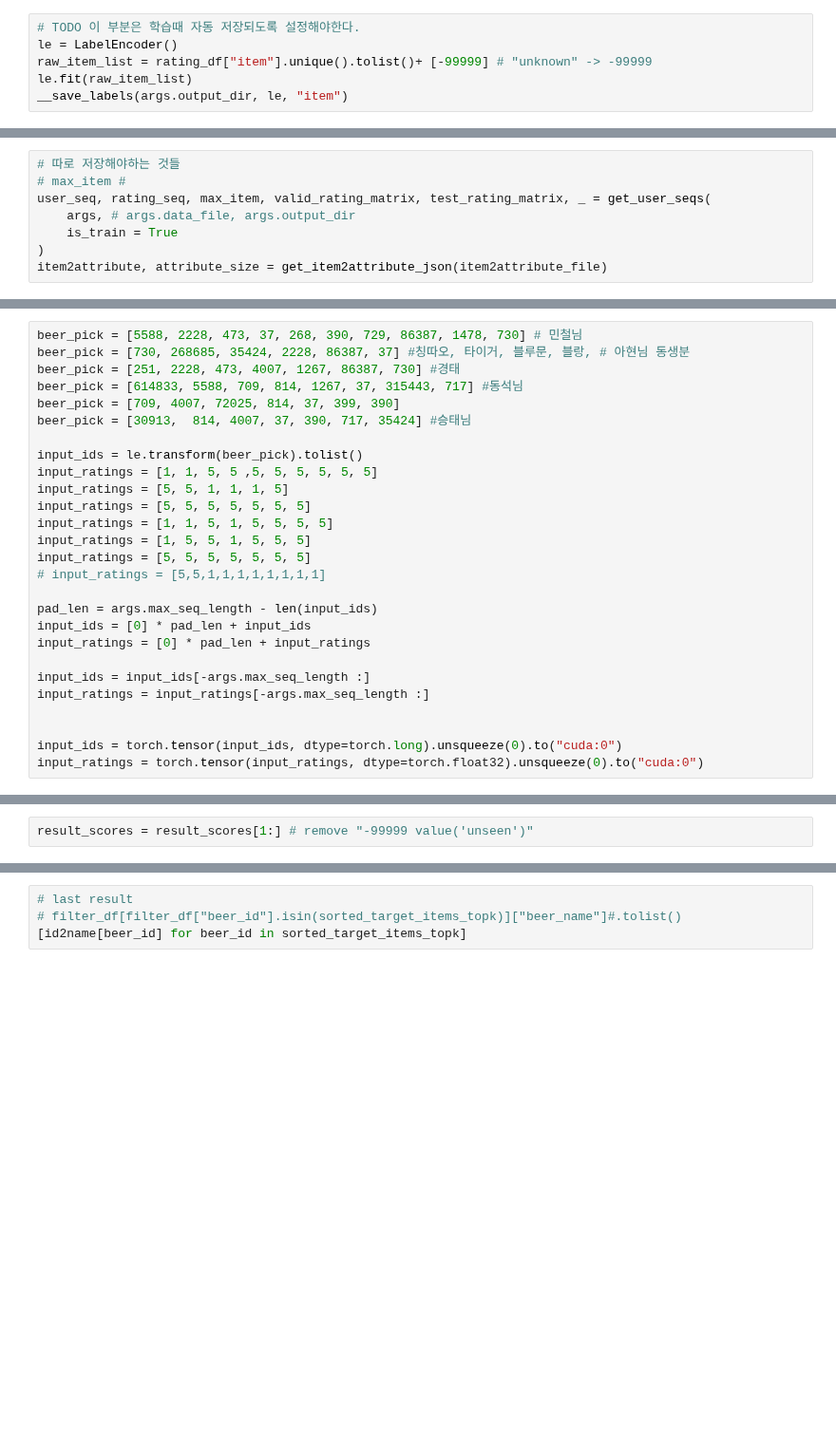
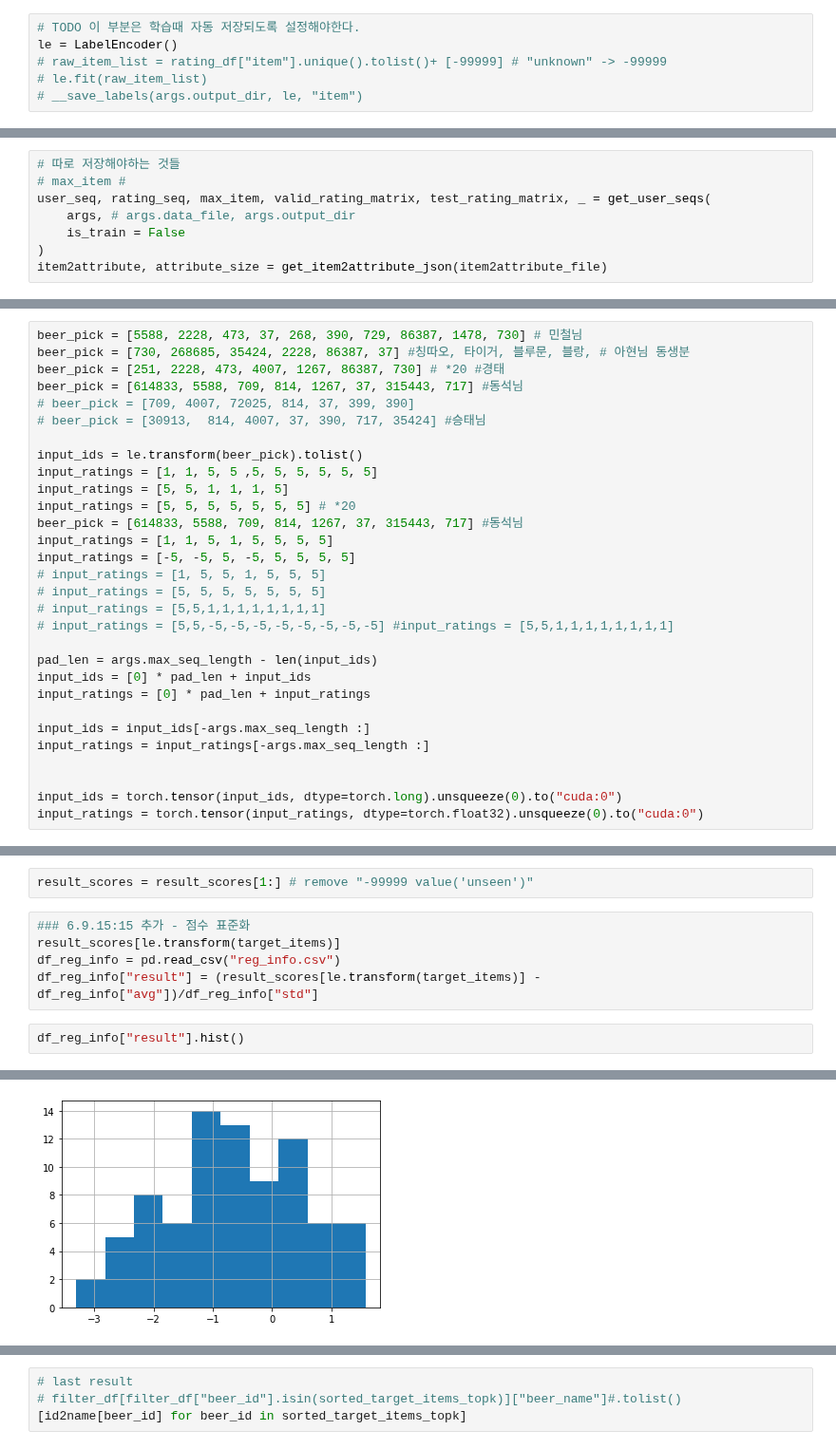
Before and after one commit to boostcampaitech3/final-project-level3-recsys-10, a Jupyter notebook: backend/recommendAPI/s3rec/inference.ipynb, the cells around one changed output, grey strips where cells are left out. Shown at 95% size. Saved outputs shown, nothing was run; the diff lists cells and outputs as text; blank space fills up the shorter version.

```diff
--- a/backend/recommendAPI/s3rec/inference.ipynb
+++ b/backend/recommendAPI/s3rec/inference.ipynb
@@ -90,9 +103,9 @@ rating_df = pd.read_csv(args.data_file)
 # %%
 # TODO 이 부분은 학습때 자동 저장되도록 설정해야한다.
 le = LabelEncoder()
-raw_item_list = rating_df["item"].unique().tolist()+ [-99999] # "unknown" -> -99999
-le.fit(raw_item_list)
-__save_labels(args.output_dir, le, "item")
+# raw_item_list = rating_df["item"].unique().tolist()+ [-99999] # "unknown" -> -99999
+# le.fit(raw_item_list)
+# __save_labels(args.output_dir, le, "item")
 # %%
 # TODO inference 할 때는, 이런 것들을 불러오도록 해야한다.
 
@@ -124,7 +137,7 @@ args.checkpoint_path = os.path.join(args.output_dir, checkpoint)
 # max_item #
 user_seq, rating_seq, max_item, valid_rating_matrix, test_rating_matrix, _ = get_user_seqs(
     args, # args.data_file, args.output_dir
-    is_train = True
+    is_train = False
 )
 item2attribute, attribute_size = get_item2attribute_json(item2attribute_file)
 # %%
@@ -143,19 +156,22 @@ model = model.to(device="cuda:0")
 # %%
 beer_pick = [5588, 2228, 473, 37, 268, 390, 729, 86387, 1478, 730] # 민철님
 beer_pick = [730, 268685, 35424, 2228, 86387, 37] #칭따오, 타이거, 블루문, 블랑, # 아현님 동생분
-beer_pick = [251, 2228, 473, 4007, 1267, 86387, 730] #경태
+beer_pick = [251, 2228, 473, 4007, 1267, 86387, 730] # *20 #경태
 beer_pick = [614833, 5588, 709, 814, 1267, 37, 315443, 717] #동석님
-beer_pick = [709, 4007, 72025, 814, 37, 399, 390]
-beer_pick = [30913,  814, 4007, 37, 390, 717, 35424] #승태님
+# beer_pick = [709, 4007, 72025, 814, 37, 399, 390]
+# beer_pick = [30913,  814, 4007, 37, 390, 717, 35424] #승태님
 
 input_ids = le.transform(beer_pick).tolist()
 input_ratings = [1, 1, 5, 5 ,5, 5, 5, 5, 5, 5]
 input_ratings = [5, 5, 1, 1, 1, 5]
-input_ratings = [5, 5, 5, 5, 5, 5, 5]
+input_ratings = [5, 5, 5, 5, 5, 5, 5] # *20
+beer_pick = [614833, 5588, 709, 814, 1267, 37, 315443, 717] #동석님
 input_ratings = [1, 1, 5, 1, 5, 5, 5, 5]
-input_ratings = [1, 5, 5, 1, 5, 5, 5]
-input_ratings = [5, 5, 5, 5, 5, 5, 5]
+input_ratings = [-5, -5, 5, -5, 5, 5, 5, 5]
+# input_ratings = [1, 5, 5, 1, 5, 5, 5]
+# input_ratings = [5, 5, 5, 5, 5, 5, 5]
 # input_ratings = [5,5,1,1,1,1,1,1,1,1]
+# input_ratings = [5,5,-5,-5,-5,-5,-5,-5,-5,-5] #input_ratings = [5,5,1,1,1,1,1,1,1,1]
 
 pad_len = args.max_seq_length - len(input_ids)
 input_ids = [0] * pad_len + input_ids
@@ -240,2 +254,10 @@ result_scores = result_scores.cpu().data.numpy().copy()
 # %%
 result_scores = result_scores[1:] # remove "-99999 value('unseen')"
+# %%
+### 6.9.15:15 추가 - 점수 표준화
+result_scores[le.transform(target_items)]
+df_reg_info = pd.read_csv("reg_info.csv")
+df_reg_info["result"] = (result_scores[le.transform(target_items)] - df_reg_info["avg"])/df_reg_info["std"]
+# %%
+df_reg_info["result"].hist()
+# %% [output]
@@ -241,0 +265 @@ result_scores = result_scores[1:] # remove "-99999 value('unseen')"
+[figure, added]
```
Also changed, not shown: parts of 20 cells of this notebook, 1 other file.
